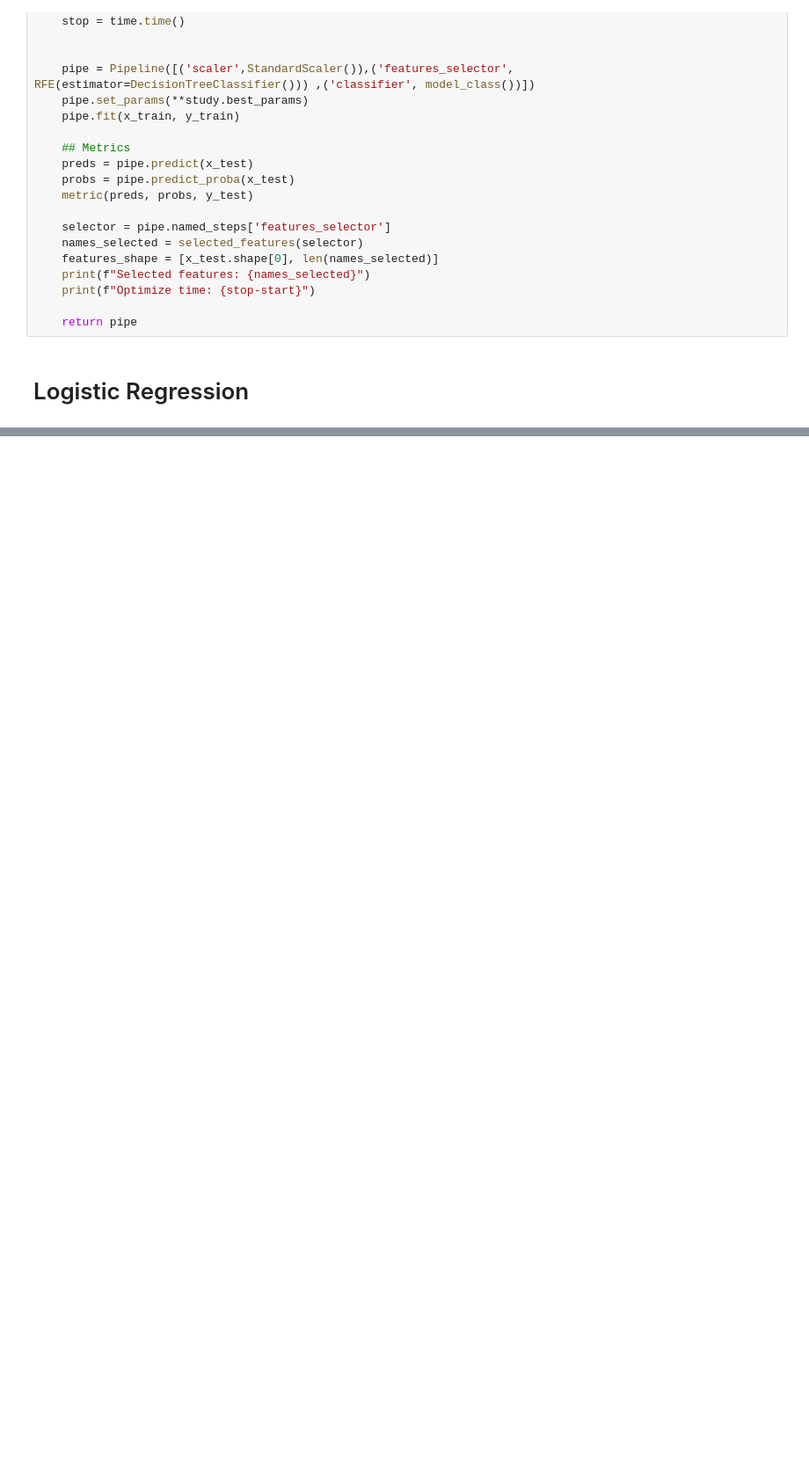
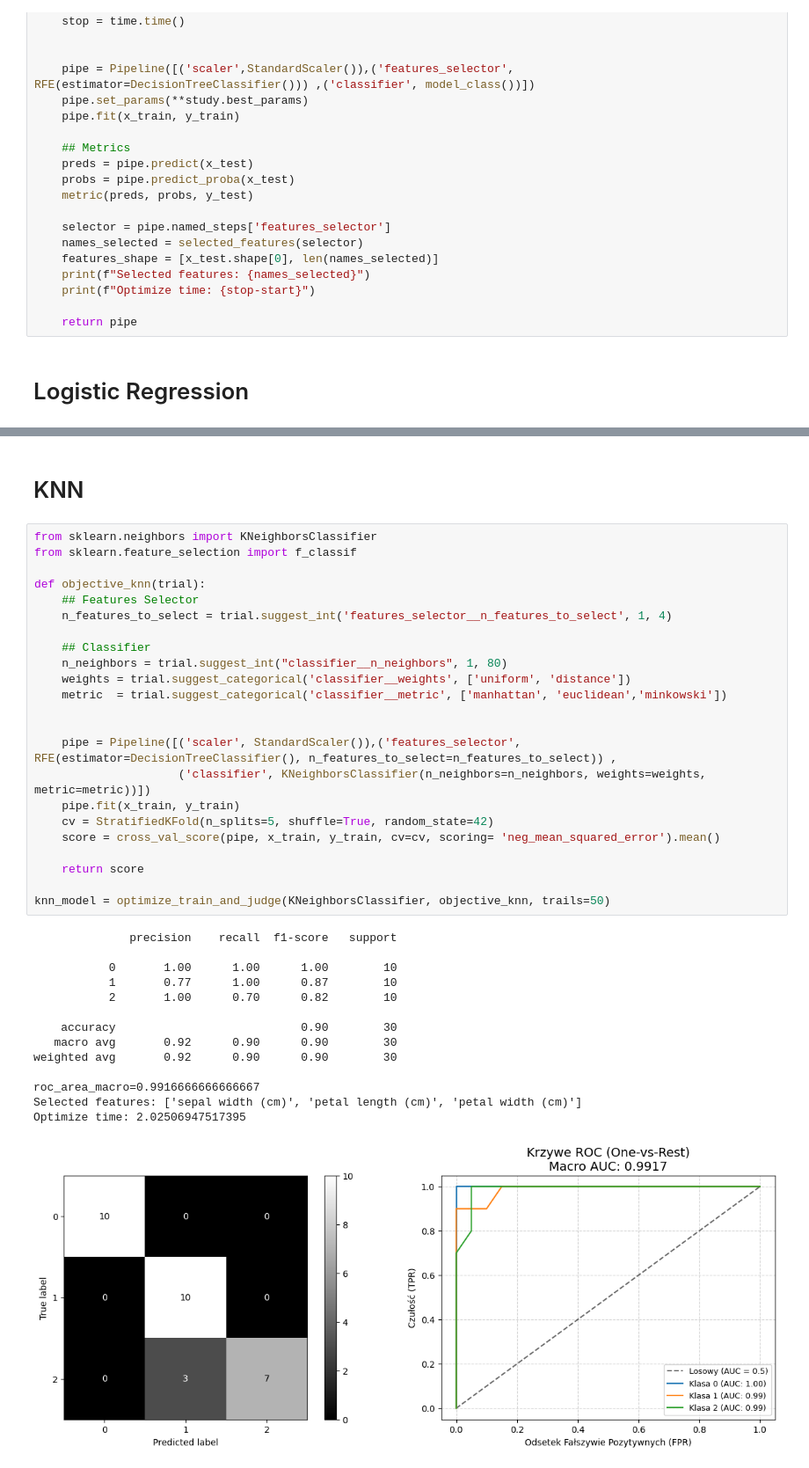
Before and after one commit to xXKeNdAmAmAsTeRXx/Machine-Learning-Tasks, a Jupyter notebook: Classification/iris_testing.ipynb, the cells around one changed output, grey strips where cells are left out. Shown at 88% size. Drawn from its saved outputs; the diff is of its cells as text; blank space fills up the shorter version.

```diff
--- a/Classification/iris_testing.ipynb
+++ b/Classification/iris_testing.ipynb
@@ -216,0 +212,40 @@ Optimize time: 0.4667389392852783
+# %% [markdown]
+# KNN
+# %%
+from sklearn.neighbors import KNeighborsClassifier
+from sklearn.feature_selection import f_classif
+
+def objective_knn(trial):
+    ## Features Selector
+    n_features_to_select = trial.suggest_int('features_selector__n_features_to_select', 1, 4)
+
+    ## Classifier
+    n_neighbors = trial.suggest_int("classifier__n_neighbors", 1, 80)
+    weights = trial.suggest_categorical('classifier__weights', ['uniform', 'distance'])
+    metric  = trial.suggest_categorical('classifier__metric', ['manhattan', 'euclidean','minkowski'])
+
+
+    pipe = Pipeline([('scaler', StandardScaler()),('features_selector', RFE(estimator=DecisionTreeClassifier(), n_features_to_select=n_features_to_select)) ,
+                     ('classifier', KNeighborsClassifier(n_neighbors=n_neighbors, weights=weights, metric=metric))])
+    pipe.fit(x_train, y_train)
+    cv = StratifiedKFold(n_splits=5, shuffle=True, random_state=42)
+    score = cross_val_score(pipe, x_train, y_train, cv=cv, scoring= 'neg_mean_squared_error').mean()
+
+    return score
+
+knn_model = optimize_train_and_judge(KNeighborsClassifier, objective_knn, trails=50)
+# %% [output]
+              precision    recall  f1-score   support
+
+           0       1.00      1.00      1.00        10
+           1       0.77      1.00      0.87        10
+           2       1.00      0.70      0.82        10
+
+    accuracy                           0.90        30
+   macro avg       0.92      0.90      0.90        30
+weighted avg       0.92      0.90      0.90        30
+
+roc_area_macro=0.9916666666666667
+Selected features: ['sepal width (cm)', 'petal length (cm)', 'petal width (cm)']
+Optimize time: 2.02506947517395
+[figure, added]
```
Also changed, not shown: parts of 1 cell of this notebook.
